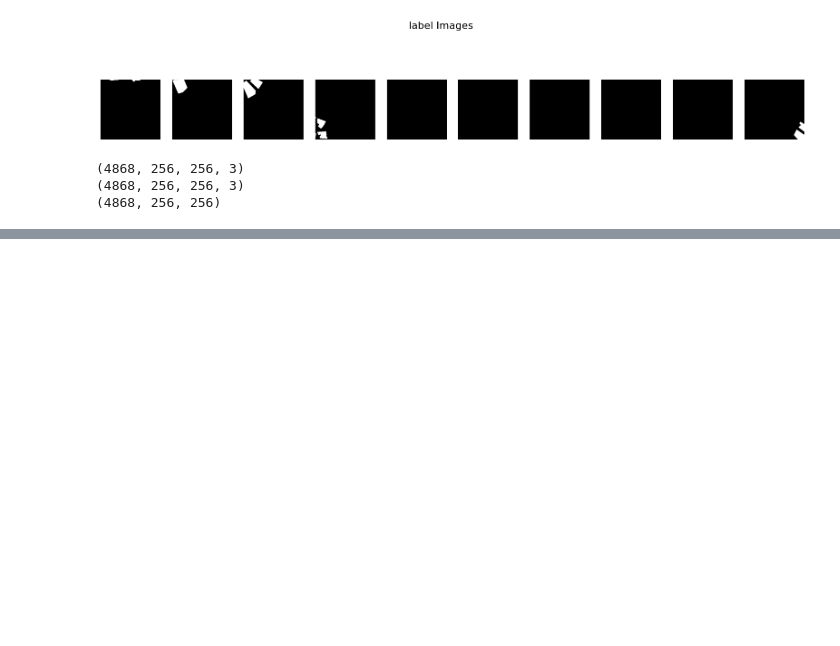
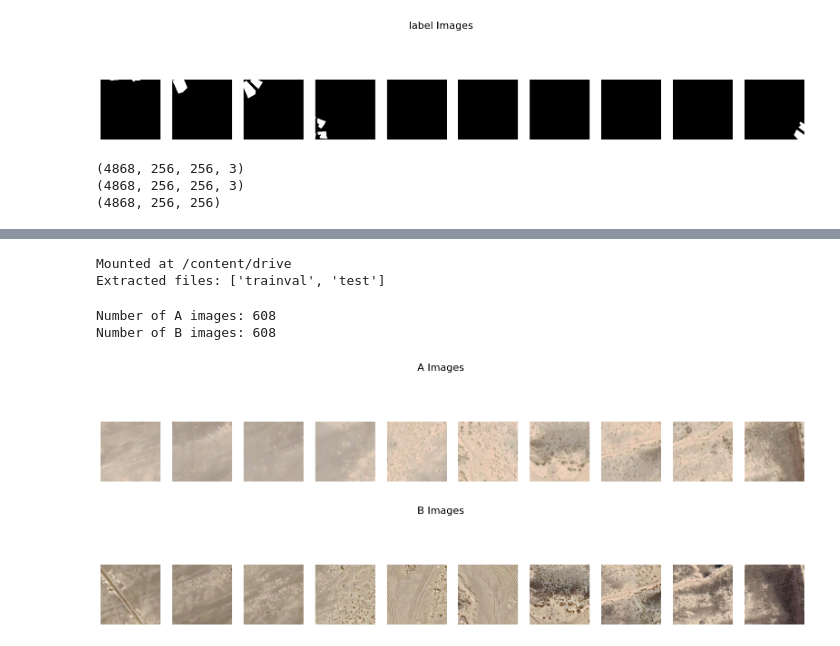
Before and after one commit to hebaashraf21/Classical-and-Deep-Learning-Satellite-Imagery-Change-Detection, a Jupyter notebook: change_detection_deep_UNet.ipynb, the cells around one changed output, grey strips where cells are left out. Cells and saved outputs as stored; diff of their text form; code cells hidden in the pictures; blank space fills up the shorter version.

```diff
--- a/change_detection_deep_UNet.ipynb
+++ b/change_detection_deep_UNet.ipynb
@@ -404,0 +410,70 @@ Best val loss: 0.203658
+# %%
+# Mount Google Drive
+drive.mount('/content/drive')
+
+# Path to the zip file in your Google Drive
+zip_file_path = '/content/drive/MyDrive/test.zip'
+
+# Path to extract the dataset
+extracted_path = '/content/dataset'
+
+# Extract the zip file
+with zipfile.ZipFile(zip_file_path, 'r') as zip_ref:
+    zip_ref.extractall(extracted_path)
+
+# Check the extracted files
+extracted_files = os.listdir(extracted_path)
+print("Extracted files:", extracted_files)
+# %% [output]
+Mounted at /content/drive
+Extracted files: ['trainval', 'test']
+# %%
+def natural_sort_key(s):
+    """Key function for natural sorting."""
+    return [int(text) if text.isdigit() else text.lower() for text in re.split(r'(\d+)', s)]
+
+def load_images(class_name):
+    images = []
+    dataset_path = '/content/dataset/test/'
+    class_path = os.path.join(dataset_path, class_name)
+
+    # Use glob to find files matching the pattern '*.png' and sort them numerically
+    filenames = sorted(glob.glob(os.path.join(class_path, '*.png')), key=natural_sort_key)
+
+    for filename in filenames:
+        image = Image.open(filename)
+        images.append(image)
+
+    return images
+
+
+# Load images for each class
+a_test_images = np.asarray(load_images('A'))
+b_test_images = np.asarray(load_images('B'))
+
+print("Number of A images:", len(a_test_images))
+print("Number of B images:", len(b_test_images))
+# %% [output]
+Number of A images: 608
+Number of B images: 608
+# %%
+def display_images(images, title):
+    fig, axs = plt.subplots(1, 10, figsize=(20, 4))
+    fig.suptitle(title, fontsize=16)
+
+    for i in range(10):
+        img_array = np.array(images[i])
+        if len(img_array.shape) == 3 and img_array.shape[2] == 4:  # Check if the image has an alpha channel
+            img_array = img_array[:, :, :3]  # Display only RGB channels
+        if len(img_array.shape) == 2:  # Grayscale image, convert to RGB
+            img_array = np.stack((img_array,) * 3, axis=-1)
+        axs[i].imshow(img_array)
+        axs[i].axis('off')
+
+    plt.show()
+
+display_images(a_test_images[:10], 'A Images')
+display_images(b_test_images[:10], 'B Images')
+# %% [output]
+[figure, added]
+[figure, added]
```
Also changed, not shown: parts of 5 cells of this notebook.
